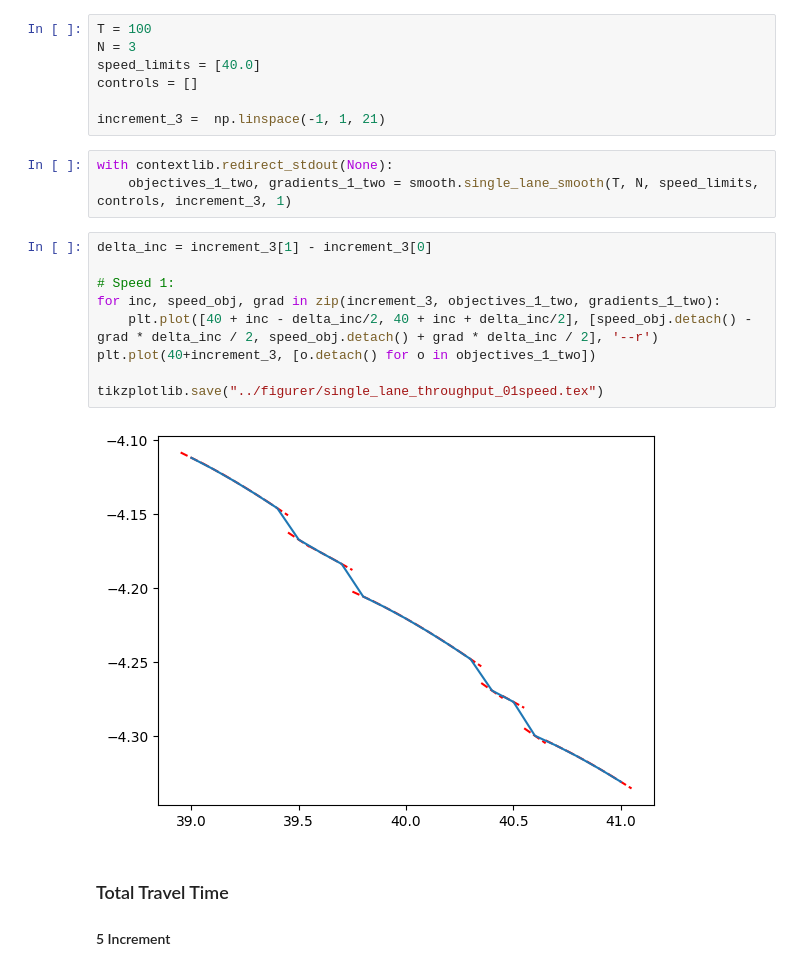
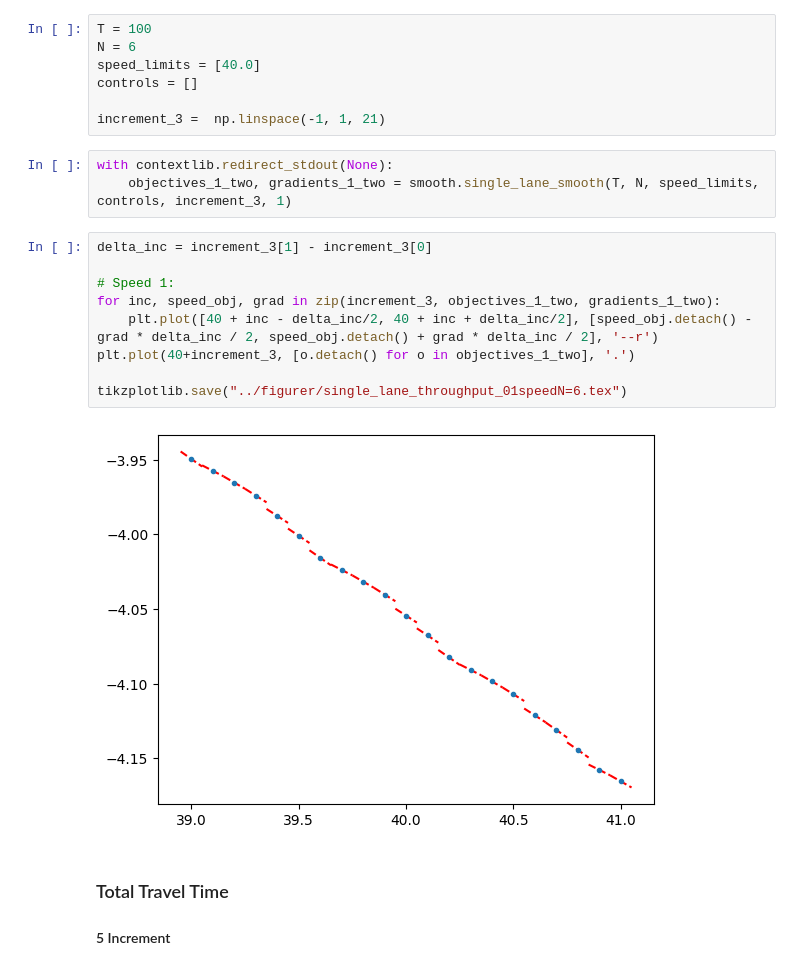
Before and after one commit to TorjeiHelset/master_project, a Jupyter notebook: notebooks/single_lane_smoothness_from_script.ipynb, the cells around one changed output. Drawn from its saved outputs; the diff is of its cells as text.

```diff
--- a/notebooks/single_lane_smoothness_from_script.ipynb
+++ b/notebooks/single_lane_smoothness_from_script.ipynb
@@ -129,7 +129,7 @@ tikzplotlib.save("../figurer/single_lane_throughput_1speed.tex")
 #### 0.1 Increment
 # %%
 T = 100
-N = 3
+N = 6
 speed_limits = [40.0]
 controls = []
 
@@ -140,14 +140,14 @@ with contextlib.redirect_stdout(None):
 # %%
 delta_inc = increment_3[1] - increment_3[0]
 
 # Speed 1:
 for inc, speed_obj, grad in zip(increment_3, objectives_1_two, gradients_1_two):
     plt.plot([40 + inc - delta_inc/2, 40 + inc + delta_inc/2], [speed_obj.detach() - grad * delta_inc / 2, speed_obj.detach() + grad * delta_inc / 2], '--r')
-plt.plot(40+increment_3, [o.detach() for o in objectives_1_two])
+plt.plot(40+increment_3, [o.detach() for o in objectives_1_two], '.')
 
-tikzplotlib.save("../figurer/single_lane_throughput_01speed.tex")
+tikzplotlib.save("../figurer/single_lane_throughput_01speedN=6.tex")
 # %% [output]
-[figure, old version]
+[figure, new version]
 # %% [markdown]
 ### Total Travel Time
 
```
Also changed, not shown: parts of 3 cells of this notebook, 48 other files.
